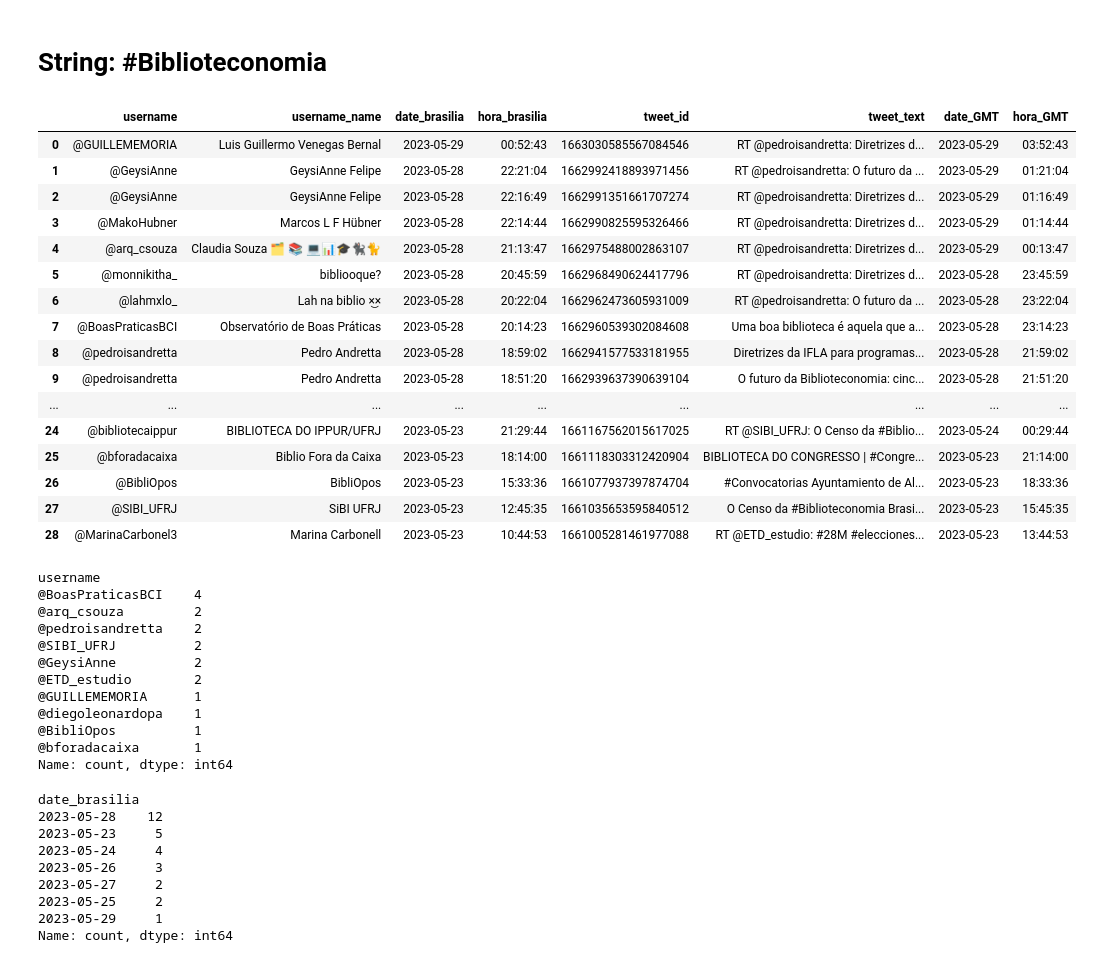
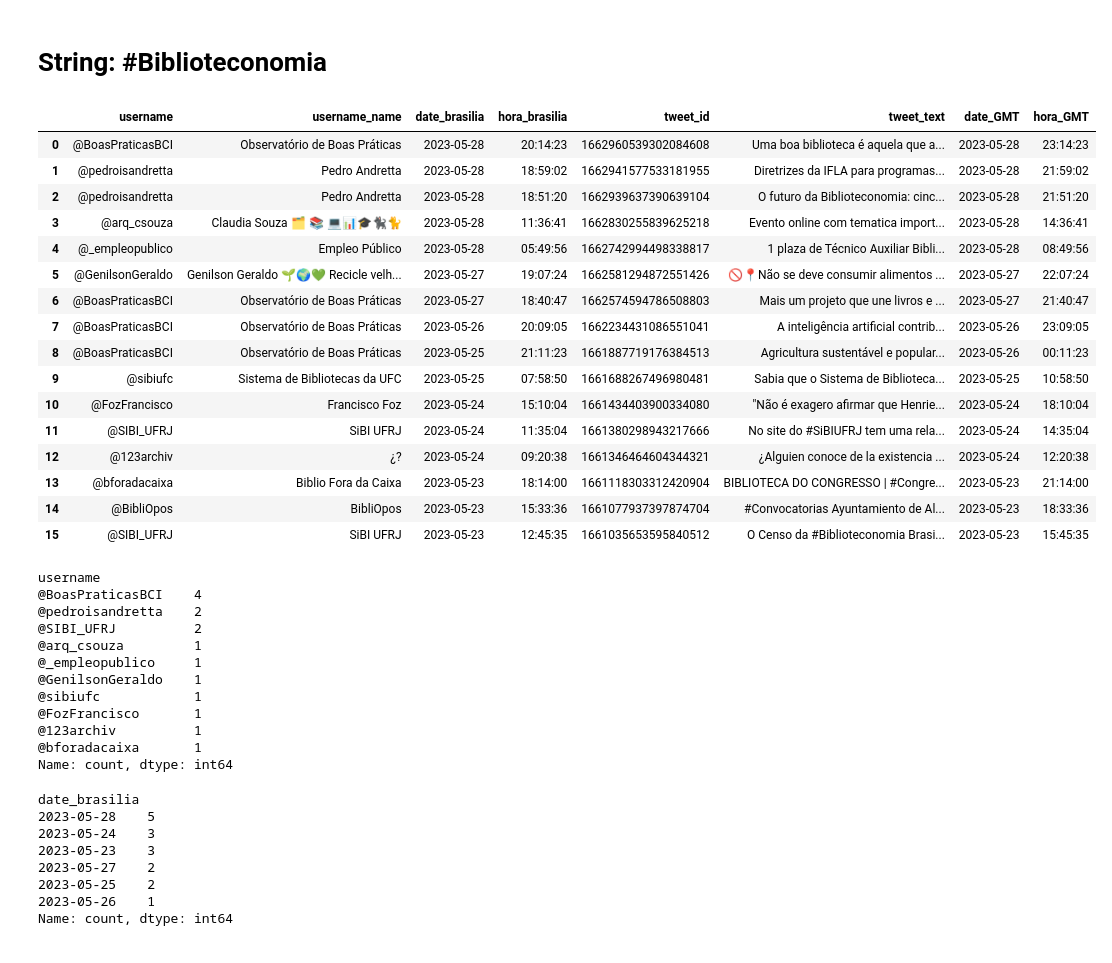
Before and after one commit to FranciscoFoz/programming-training, a Jupyter notebook: 12 - Pacotes Python/tweepy/anaĺise_tweets.ipynb, the cells around one changed output. Drawn from its saved outputs; the diff is of its cells as text; code cells hidden in the pictures.

```diff
--- a/12 - Pacotes Python/tweepy/anaĺise_tweets.ipynb
+++ b/12 - Pacotes Python/tweepy/anaĺise_tweets.ipynb
@@ -17,54 +17,53 @@ import matplotlib.pyplot as plt
 # %% [markdown]
 # String: #Biblioteconomia
 # %%
-caminho = '/home/franciscofoz/Documents/GitHub/python-training/12 - Pacotes Python/tweepy/tweets_csv/tweets_#Biblioteconomia_20230529.csv'
+caminho = '/home/franciscofoz/Documents/GitHub/python-training/12 - Pacotes Python/tweepy/tweets_csv/tweets_#Biblioteconomia-is:retweet_20230529.csv'
 
 tweets_biblioteconomia = pd.read_csv(caminho)
 tweets_biblioteconomia
 # %% [output]
 |  | username | username_name | date_brasilia | hora_brasilia | tweet_id | tweet_text | date_GMT | hora_GMT |
-| 0 | @GUILLEMEMORIA | Luis Guillermo Venegas Bernal | 2023-05-29 | 00:52:43 | 1663030585567084546 | RT @pedroisandretta: Diretrizes d... | 2023-05-29 | 03:52:43 |
-| 1 | @GeysiAnne | GeysiAnne Felipe | 2023-05-28 | 22:21:04 | 1662992418893971456 | RT @pedroisandretta: O futuro da ... | 2023-05-29 | 01:21:04 |
-| 2 | @GeysiAnne | GeysiAnne Felipe | 2023-05-28 | 22:16:49 | 1662991351661707274 | RT @pedroisandretta: Diretrizes d... | 2023-05-29 | 01:16:49 |
-| 3 | @MakoHubner | Marcos L F Hübner | 2023-05-28 | 22:14:44 | 1662990825595326466 | RT @pedroisandretta: Diretrizes d... | 2023-05-29 | 01:14:44 |
-| 4 | @arq_csouza | Claudia Souza 🗂 📚 💻📊🎓🐈‍⬛🐈 | 2023-05-28 | 21:13:47 | 1662975488002863107 | RT @pedroisandretta: Diretrizes d... | 2023-05-29 | 00:13:47 |
-| 5 | @monnikitha_ | bibliooque? | 2023-05-28 | 20:45:59 | 1662968490624417796 | RT @pedroisandretta: Diretrizes d... | 2023-05-28 | 23:45:59 |
-| 6 | @lahmxlo_ | Lah na biblio ×͜× | 2023-05-28 | 20:22:04 | 1662962473605931009 | RT @pedroisandretta: O futuro da ... | 2023-05-28 | 23:22:04 |
-| 7 | @BoasPraticasBCI | Observatório de Boas Práticas | 2023-05-28 | 20:14:23 | 1662960539302084608 | Uma boa biblioteca é aquela que a... | 2023-05-28 | 23:14:23 |
-| 8 | @pedroisandretta | Pedro Andretta | 2023-05-28 | 18:59:02 | 1662941577533181955 | Diretrizes da IFLA para programas... | 2023-05-28 | 21:59:02 |
-| 9 | @pedroisandretta | Pedro Andretta | 2023-05-28 | 18:51:20 | 1662939637390639104 | O futuro da Biblioteconomia: cinc... | 2023-05-28 | 21:51:20 |
-| ... | ... | ... | ... | ... | ... | ... | ... | ... |
-| 24 | @bibliotecaippur | BIBLIOTECA DO IPPUR/UFRJ | 2023-05-23 | 21:29:44 | 1661167562015617025 | RT @SIBI_UFRJ: O Censo da #Biblio... | 2023-05-24 | 00:29:44 |
-| 25 | @bforadacaixa | Biblio Fora da Caixa | 2023-05-23 | 18:14:00 | 1661118303312420904 | BIBLIOTECA DO CONGRESSO | #Congre... | 2023-05-23 | 21:14:00 |
-| 26 | @BibliOpos | BibliOpos | 2023-05-23 | 15:33:36 | 1661077937397874704 | #Convocatorias Ayuntamiento de Al... | 2023-05-23 | 18:33:36 |
-| 27 | @SIBI_UFRJ | SiBI UFRJ | 2023-05-23 | 12:45:35 | 1661035653595840512 | O Censo da #Biblioteconomia Brasi... | 2023-05-23 | 15:45:35 |
-| 28 | @MarinaCarbonel3 | Marina Carbonell | 2023-05-23 | 10:44:53 | 1661005281461977088 | RT @ETD_estudio: #28M #elecciones... | 2023-05-23 | 13:44:53 |
+| 0 | @BoasPraticasBCI | Observatório de Boas Práticas | 2023-05-28 | 20:14:23 | 1662960539302084608 | Uma boa biblioteca é aquela que a... | 2023-05-28 | 23:14:23 |
+| 1 | @pedroisandretta | Pedro Andretta | 2023-05-28 | 18:59:02 | 1662941577533181955 | Diretrizes da IFLA para programas... | 2023-05-28 | 21:59:02 |
+| 2 | @pedroisandretta | Pedro Andretta | 2023-05-28 | 18:51:20 | 1662939637390639104 | O futuro da Biblioteconomia: cinc... | 2023-05-28 | 21:51:20 |
+| 3 | @arq_csouza | Claudia Souza 🗂 📚 💻📊🎓🐈‍⬛🐈 | 2023-05-28 | 11:36:41 | 1662830255839625218 | Evento online com tematica import... | 2023-05-28 | 14:36:41 |
+| 4 | @_empleopublico | Empleo Público | 2023-05-28 | 05:49:56 | 1662742994498338817 | 1 plaza de Técnico Auxiliar Bibli... | 2023-05-28 | 08:49:56 |
+| 5 | @GenilsonGeraldo | Genilson Geraldo 🌱🌍💚 Recicle velh... | 2023-05-27 | 19:07:24 | 1662581294872551426 | 🚫📍Não se deve consumir alimentos ... | 2023-05-27 | 22:07:24 |
+| 6 | @BoasPraticasBCI | Observatório de Boas Práticas | 2023-05-27 | 18:40:47 | 1662574594786508803 | Mais um projeto que une livros e ... | 2023-05-27 | 21:40:47 |
+| 7 | @BoasPraticasBCI | Observatório de Boas Práticas | 2023-05-26 | 20:09:05 | 1662234431086551041 | A inteligência artificial contrib... | 2023-05-26 | 23:09:05 |
+| 8 | @BoasPraticasBCI | Observatório de Boas Práticas | 2023-05-25 | 21:11:23 | 1661887719176384513 | Agricultura sustentável e popular... | 2023-05-26 | 00:11:23 |
+| 9 | @sibiufc | Sistema de Bibliotecas da UFC | 2023-05-25 | 07:58:50 | 1661688267496980481 | Sabia que o Sistema de Biblioteca... | 2023-05-25 | 10:58:50 |
+| 10 | @FozFrancisco | Francisco Foz | 2023-05-24 | 15:10:04 | 1661434403900334080 | "Não é exagero afirmar que Henrie... | 2023-05-24 | 18:10:04 |
+| 11 | @SIBI_UFRJ | SiBI UFRJ | 2023-05-24 | 11:35:04 | 1661380298943217666 | No site do #SiBIUFRJ tem uma rela... | 2023-05-24 | 14:35:04 |
+| 12 | @123archiv | ¿? | 2023-05-24 | 09:20:38 | 1661346464604344321 | ¿Alguien conoce de la existencia ... | 2023-05-24 | 12:20:38 |
+| 13 | @bforadacaixa | Biblio Fora da Caixa | 2023-05-23 | 18:14:00 | 1661118303312420904 | BIBLIOTECA DO CONGRESSO | #Congre... | 2023-05-23 | 21:14:00 |
+| 14 | @BibliOpos | BibliOpos | 2023-05-23 | 15:33:36 | 1661077937397874704 | #Convocatorias Ayuntamiento de Al... | 2023-05-23 | 18:33:36 |
+| 15 | @SIBI_UFRJ | SiBI UFRJ | 2023-05-23 | 12:45:35 | 1661035653595840512 | O Censo da #Biblioteconomia Brasi... | 2023-05-23 | 15:45:35 |
 # %%
 tweets_biblioteconomia.username.value_counts().head(10)
 # %% [output]
 username
 @BoasPraticasBCI    4
-@arq_csouza         2
 @pedroisandretta    2
 @SIBI_UFRJ          2
-@GeysiAnne          2
-@ETD_estudio        2
-@GUILLEMEMORIA      1
-@diegoleonardopa    1
-@BibliOpos          1
+@arq_csouza         1
+@_empleopublico     1
+@GenilsonGeraldo    1
+@sibiufc            1
+@FozFrancisco       1
+@123archiv          1
 @bforadacaixa       1
 Name: count, dtype: int64
 # %%
 tweets_biblioteconomia.date_brasilia.value_counts()
 # %% [output]
 date_brasilia
-2023-05-28    12
-2023-05-23     5
-2023-05-24     4
-2023-05-26     3
-2023-05-27     2
-2023-05-25     2
-2023-05-29     1
+2023-05-28    5
+2023-05-24    3
+2023-05-23    3
+2023-05-27    2
+2023-05-25    2
+2023-05-26    1
 Name: count, dtype: int64
 # %%
 tweets_biblioteconomia.tweet_text = tweets_biblioteconomia.tweet_text.str.lower()
```
Also changed, not shown: parts of 5 cells of this notebook, 1 other file.
